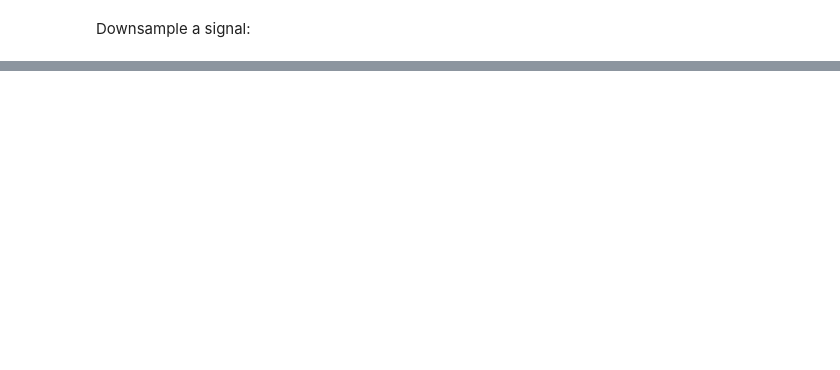
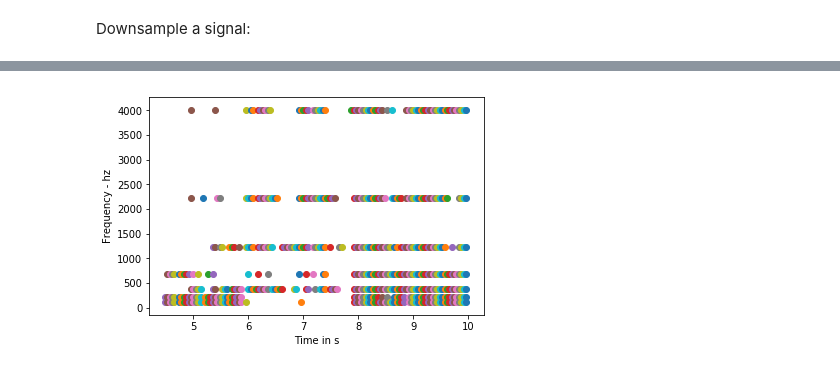
Before and after one commit to DomainFlag/DataScienceNotes, a Jupyter notebook: Audio Signal.ipynb, the cells around one changed output, grey strips where cells are left out. Cells and saved outputs as stored; diff of their text form; code cells hidden in the pictures; blank space fills up the shorter version.

```diff
--- a/Audio Signal.ipynb
+++ b/Audio Signal.ipynb
@@ -263,0 +490,61 @@ plot_graph(t, down_scaled_wave)
+# %%
+t, f, Sxx = short_fourier.get_parameters()
+
+
+class MaxBands:
+    def __init__(self, data, band_builder, coef):
+        # coefficient
+        self.coef = coef
+
+        # data
+        self.data = data
+
+        # band builder
+        self.band_builder = band_builder
+
+    # we compute the strongest bins for the bands
+    def get_max_bands(self):
+        result = []
+
+        for sample in self.data:
+            max_band = self.band_builder.create_band()
+
+            for index, value in enumerate(sample):
+                current_band = self.band_builder.get_band(index * short_fourier.get_spec().get_freq_resolution())
+
+                if current_band < self.band_builder.count:
+                    max_band[current_band] = max(max_band[current_band], value)
+
+            result.append(max_band)
+
+        return result
+
+    def get_average(self, bands):
+        return np.average(bands, axis = 0)
+
+    def get_bands(self):
+        bands_max = self.get_max_bands()
+
+        bands_average = self.get_average(bands_max) * self.coef
+
+        bands_filtered = [[ self.band_builder.get_band_value(index) for index, mag in enumerate(sample)\
+                           if mag > bands_average[index] ] for sample in bands_max ]
+
+        return bands_filtered
+
+
+
+max_bands = MaxBands(Sxx, band_builder, 1.05)
+
+filtered_bands = max_bands.get_bands()
+
+for index, values in enumerate(filtered_bands):
+    values_data = np.array(values).T
+    total_bands = values_data.shape[0]
+    plt.scatter([short_fourier.start_time + index / short_fourier.get_spec().get_freq_resolution()] * total_bands, values_data)
+
+plt.xlabel("Time in s")
+plt.ylabel("Frequency - hz")
+plt.show()
+# %% [output]
+[figure, added]
```
Also changed, not shown: parts of 6 cells of this notebook, 2 other files.
